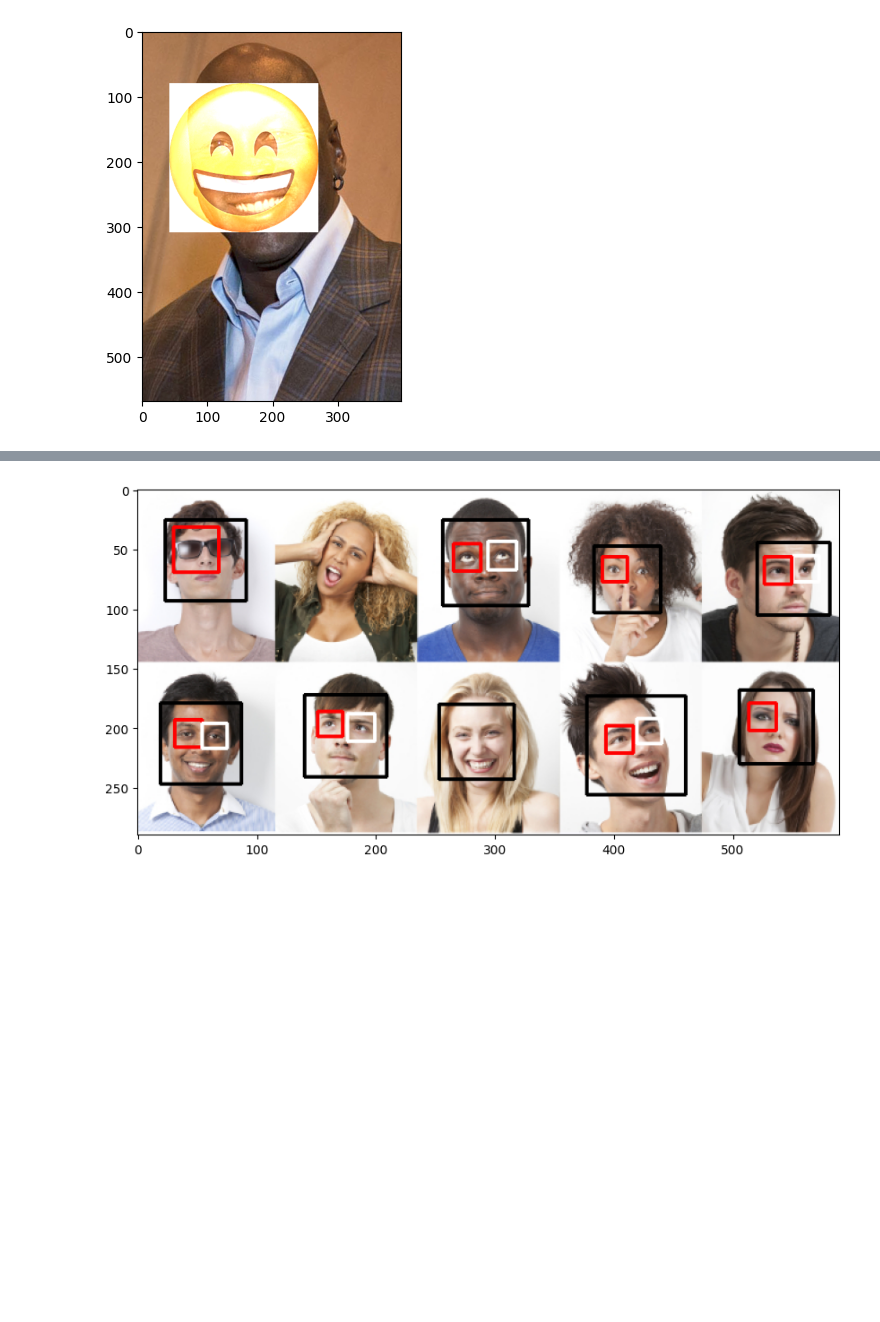
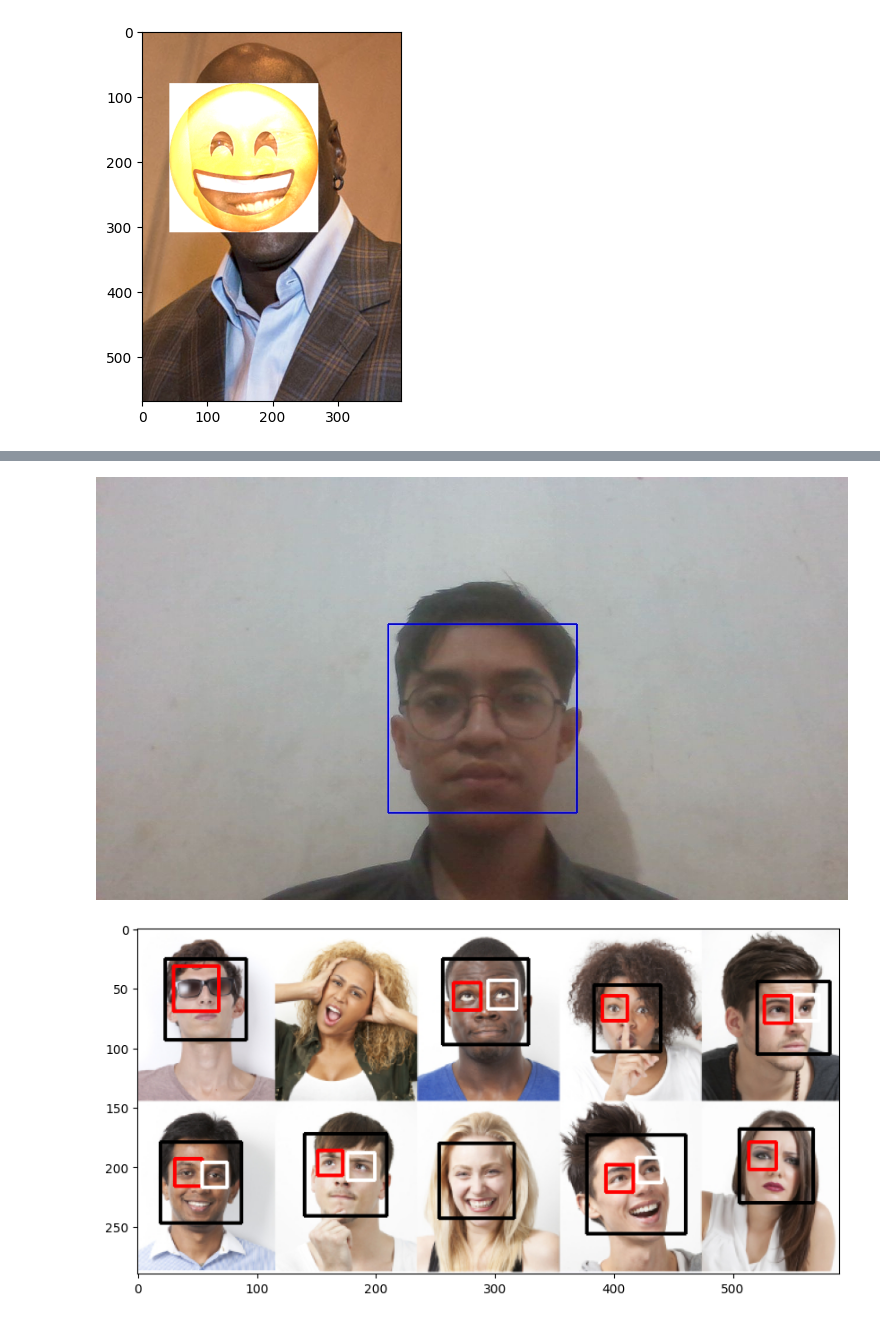
Before and after one commit to irbaadika/PCVK_Genap_2023, a Jupyter notebook: Jobsheet12.ipynb, the cells around one changed output, grey strips where cells are left out. Drawn from its saved outputs; the diff is of its cells as text; code cells hidden in the pictures; blank space fills up the shorter version.

```diff
--- a/Jobsheet12.ipynb
+++ b/Jobsheet12.ipynb
@@ -173,3 +173,85 @@ plt.subplot(111), plt.imshow(cv.cvtColor(mj3, cv.COLOR_BGR2RGB))
 plt.show()
 # %% [output]
 [figure]
+# %%
+# import dependencies
+from IPython.display import display, Javascript, Image
+from google.colab.output import eval_js
+from base64 import b64decode, b64encode
+import cv2
+import numpy as np
+import PIL
+import io
+import html
+import time
+
+def js_to_image(js_reply):
+  image_bytes = b64decode(js_reply.split(',')[1])
+  jpg_as_np = np.frombuffer(image_bytes, dtype=np.uint8)
+  img = cv2.imdecode(jpg_as_np, flags=1)
+
+  return img
+
+
+def bbox_to_bytes(bbox_array):
+  bbox_PIL = PIL.Image.fromarray(bbox_array, 'RGBA')
+  iobuf = io.BytesIO()
+  bbox_PIL.save(iobuf, format='png')
+  bbox_bytes = 'embedded-picture'.format((str(b64decode(iobuf.getvalue()), 'utf-8')))
+
+  return bbox_to_bytes
+
+face_cascade = cv2.CascadeClassifier(cv2.samples.findFile(cv2.data.haarcascades + 'haarcascade_frontalface_default.xml'))
+
+def take_photo(filename='photo.jpg', quality=0.8):
+  js = Javascript('''
+    async function takePhoto(quality){
+      const div = document.createElement('div');
+      const capture = document.createElement('button');
+      capture.textContent = 'Capture';
+      div.appendChild(capture);
+
+      const video = document.createElement('video');
+      video.style.display = 'block';
+      const stream = await navigator.mediaDevices.getUserMedia({video: true});
+
+      document.body.appendChild(div);
+      div.appendChild(video);
+      video.srcObject = stream;
+      await video.play();
+
+      google.colab.output.setIframeHeight(document.documentElement.scrollHeight, true);
+
+      await new Promise((resolve) => capture.onclick = resolve);
+
+      const canvas = document.createElement('canvas');
+      canvas.width = video.videoWidth;
+      canvas.height = video.videoHeight;
+      canvas.getContext('2d').drawImage(video, 0, 0);
+      stream.getVideoTracks()[0].stop();
+      div.remove();
+      return canvas.toDataURL('image/jpeg', quality);
+    }
+    ''')
+  display(js)
+
+  data = eval_js('takePhoto({})'.format(quality))
+  img = js_to_image(data)
+  gray = cv2.cvtColor(img, cv2.COLOR_RGB2GRAY)
+  print(gray.shape)
+  faces = face_cascade.detectMultiScale(gray)
+  for(x,y,w,h) in faces:
+    img = cv2.rectangle(img,(x,y),(x+w,y+h),(255, 0, 0),2)
+
+  cv2.imwrite(filename, img)
+
+  return filename
+
+try:
+  filename = take_photo('photo.jpg')
+  print('Saved to {}'.format(filename))
+
+  display(Image(filename))
+except Exception as err:
+  print(str(err))
+# %% [output]
@@ -176,3 +261,4 @@ plt.show()
+[figure, added]
 # %%
 bounding_box = cv.imread('/content/drive/MyDrive/ASSETS-PVCK/Images/facedet/people.jpg')
 
```
Also changed, not shown: parts of 1 cell of this notebook.
